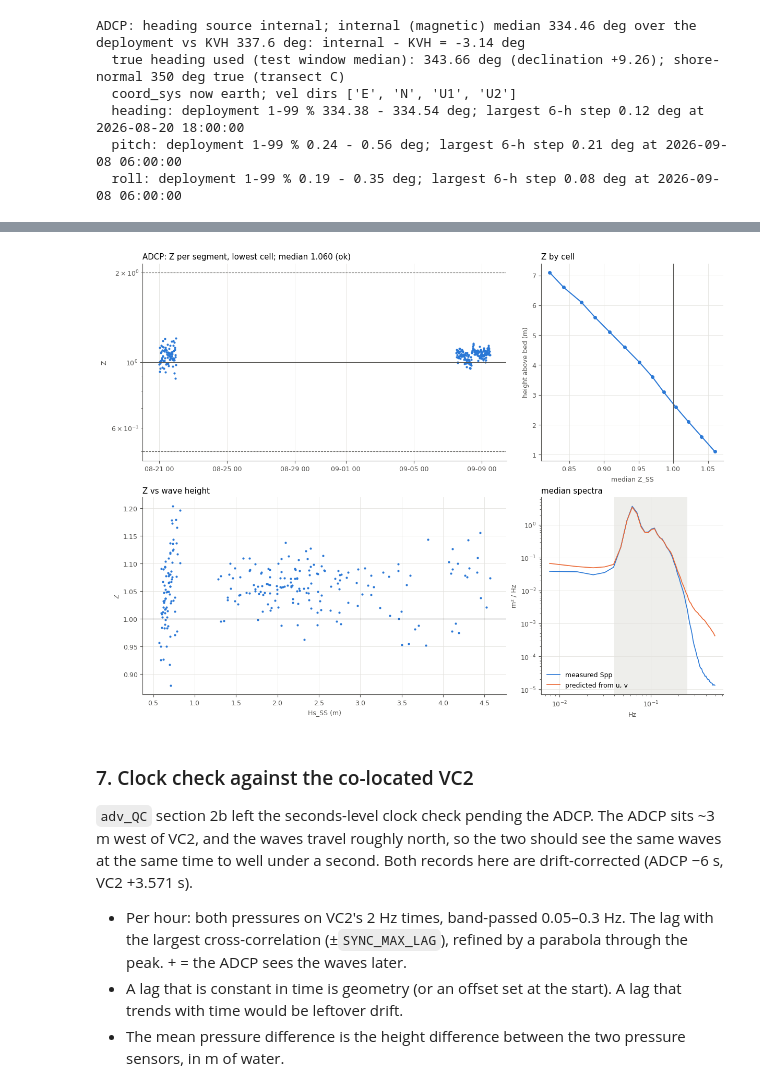
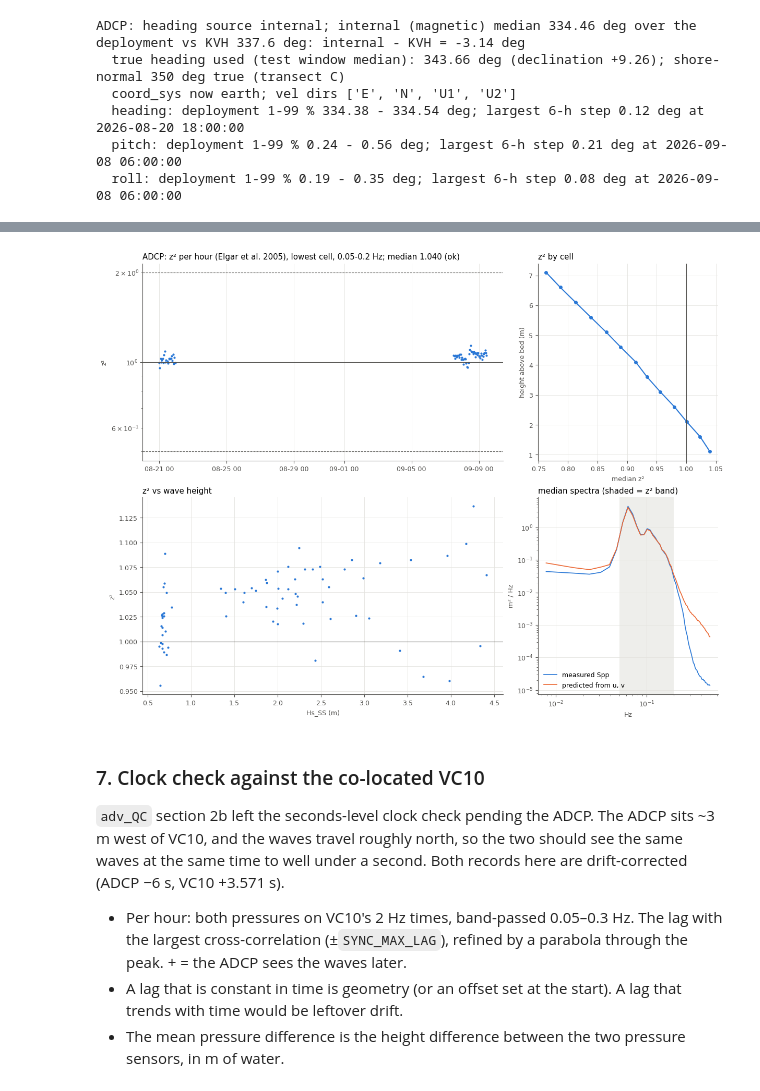
Before and after one commit to isidora-rojas/4EWA, a Jupyter notebook: processing/qc_runs/adcp_QC_full.ipynb, the cells around one changed output, grey strips where cells are left out. Drawn from its saved outputs; the diff is of its cells as text; code cells hidden in the pictures.

```diff
--- a/processing/qc_runs/adcp_QC_full.ipynb
+++ b/processing/qc_runs/adcp_QC_full.ipynb
@@ -1217,50 +1163,51 @@ ADCP: 251 valid 1024-s segments; Welch 128 s Hann; z_p 0.50 m
 # %%
-##-----figure: Z-test-----##
+##-----figure: z^2 test-----##
 fig = plt.figure(figsize=(12, 9), constrained_layout=True)
 gs = fig.add_gridspec(2, 3)
 ax = fig.add_subplot(gs[0, :2])
 ax.plot(zt.index, Zref, ".", ms=4, color=SERIES)
 ax.axhline(1, color=INK2, lw=0.8)
 for y in ZT_WINDOW:
     ax.axhline(y, color=INK2, ls="--", lw=0.8)
 ax.set_yscale("log")
-ax.set_ylabel("Z")
-ax.set_title(f"{sensor_id}: Z per segment, lowest cell; median {zmed:.3f} ({z_status})", loc="left")
+ax.set_ylabel("z²")
+ax.set_title(f"{sensor_id}: z² per hour (Elgar et al. 2005), lowest cell, {ZT_F_Z2[0]}-{ZT_F_Z2[1]} Hz; "
+             f"median {zmed:.3f} ({z_status})", loc="left")
 ax.xaxis.set_major_formatter(mdates.DateFormatter("%m-%d %H"))
 ax = fig.add_subplot(gs[0, 2])
-ax.plot([np.nanmedian(zt[f"Z{c}"]) for c in zt_cells], z[zt_cells], "o-", color=SERIES, ms=4)
+ax.plot([np.nanmedian(zt[f"z2_{c}"]) for c in zt_cells], z[zt_cells], "o-", color=SERIES, ms=4)
 ax.axvline(1, color=INK2, lw=0.8)
-ax.set_xlabel("median Z_SS")
+ax.set_xlabel("median z²")
 ax.set_ylabel("height above bed (m)")
-ax.set_title("Z by cell", loc="left")
+ax.set_title("z² by cell", loc="left")
 ax = fig.add_subplot(gs[1, :2])
 ax.plot(zt.Hs_SS, Zref, ".", ms=4, color=SERIES)
 ax.axhline(1, color=INK2, lw=0.8)
 ax.set_xlabel("Hs_SS (m)")
-ax.set_ylabel("Z")
-ax.set_title("Z vs wave height", loc="left")
+ax.set_ylabel("z²")
+ax.set_title("z² vs wave height", loc="left")
 ax = fig.add_subplot(gs[1, 2])
 b = (f_z > 0) & (f_z <= 0.5)
 om = 2 * np.pi * f_z[b]
 k_med = wavenumber(om, np.median(h_ok))
 pred_med = np.median(Suv[:, b], 0) * (om / (GRAV * k_med)) ** 2 * (np.cosh(k_med * Z_P_HAB) / np.cosh(k_med * z[REF_CELL])) ** 2
 ax.loglog(f_z[b], np.median(Spp[:, b], 0), color=SERIES, lw=1.2, label="measured Spp")
 ax.loglog(f_z[b], pred_med, color="#eb6834", lw=1.2, label="predicted from u, v")
-ax.axvspan(*ZT_F_SS, color=GRID, alpha=0.6, lw=0)
+ax.axvspan(*ZT_F_Z2, color=GRID, alpha=0.6, lw=0)
 ax.set_xlabel("Hz")
 ax.set_ylabel("m² / Hz")
 ax.legend(frameon=False, loc="lower left")
-ax.set_title("median spectra", loc="left")
+ax.set_title(f"median spectra (shaded = z² band)", loc="left")
 fig.savefig(fig_dir / f"{sensor_id}_ztest.png", dpi=150)
 plt.show()
 # %% [output]
-[figure, old version]
+[figure, new version]
 # %% [markdown]
-### 7. Clock check against the co-located VC2
-`adv_QC` section 2b left the seconds-level clock check pending the ADCP. The ADCP sits ~3 m west of VC2, and
+### 7. Clock check against the co-located VC10
+`adv_QC` section 2b left the seconds-level clock check pending the ADCP. The ADCP sits ~3 m west of VC10, and
 the waves travel roughly north, so the two should see the same waves at the same time to well under a second.
-Both records here are drift-corrected (ADCP −6 s, VC2 +3.571 s).
-- Per hour: both pressures on VC2's 2 Hz times, band-passed 0.05–0.3 Hz. The lag with the largest
+Both records here are drift-corrected (ADCP −6 s, VC10 +3.571 s).
+- Per hour: both pressures on VC10's 2 Hz times, band-passed 0.05–0.3 Hz. The lag with the largest
   cross-correlation (±`SYNC_MAX_LAG`), refined by a parabola through the peak. + = the ADCP sees the waves later.
 - A lag that is constant in time is geometry (or an offset set at the start). A lag that trends with time would
   be leftover drift.
```
Also changed, not shown: parts of 26 cells of this notebook, 19 other files.
